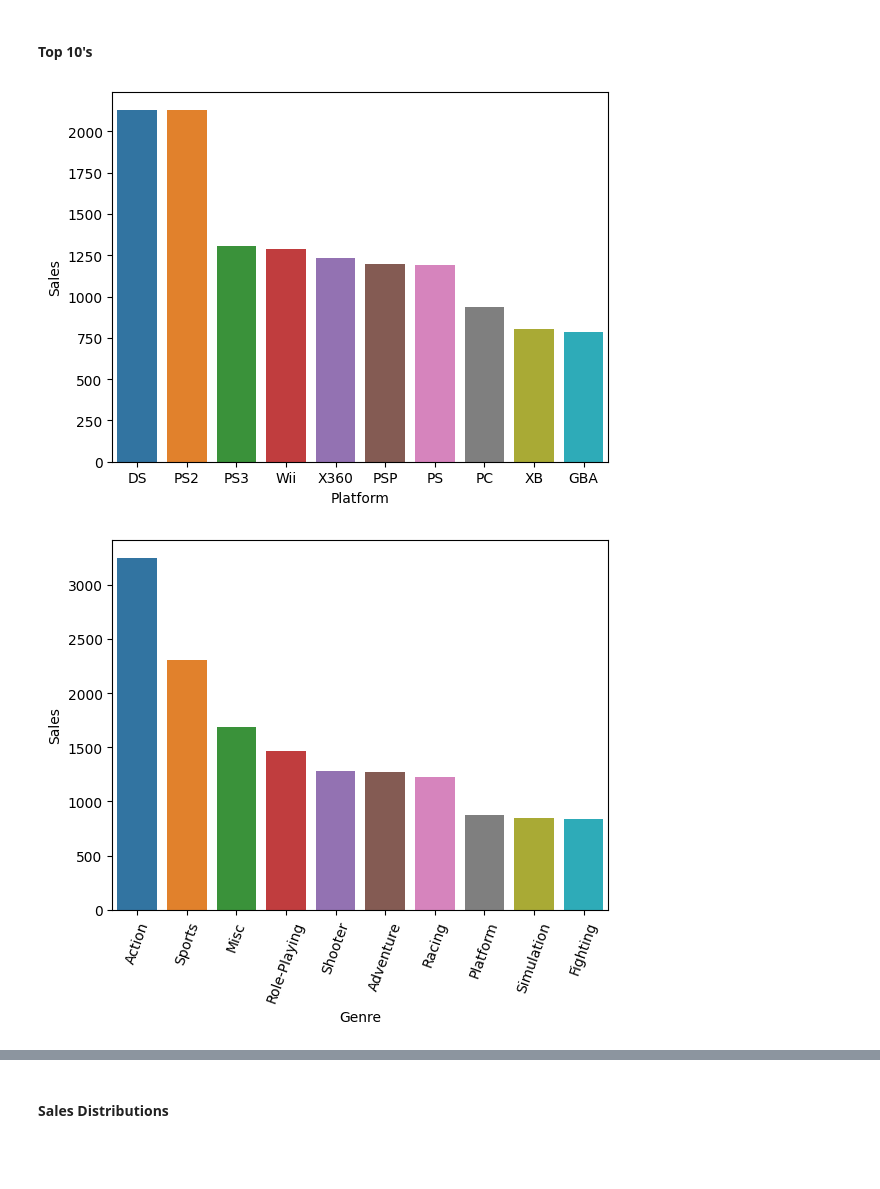
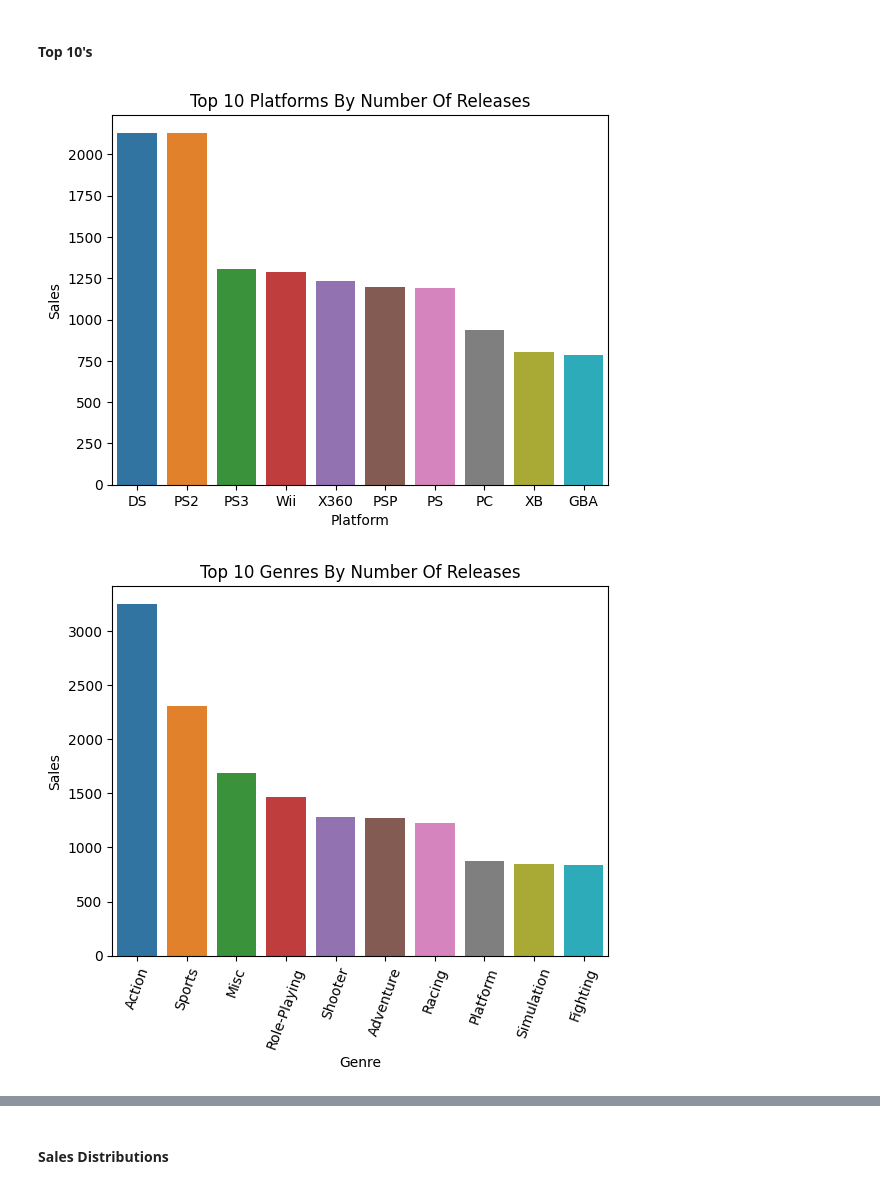
Before and after one commit to cafesmire/notebooks, a Jupyter notebook: video_game_sales/videogame_eda.ipynb, the cells around one changed output, grey strips where cells are left out. Drawn from its saved outputs; the diff is of its cells as text; code cells hidden in the pictures; blank space fills up the shorter version.

```diff
--- a/video_game_sales/videogame_eda.ipynb
+++ b/video_game_sales/videogame_eda.ipynb
@@ -92,18 +92,20 @@ df_copy.describe()
 # %%
 #Platforms
 top10_platforms = df_copy['Platform'].value_counts().head(10).reset_index(name='Sales')
 sns.barplot(top10_platforms, x='Platform', y='Sales', hue='Platform', legend=False)
+plt.title("Top 10 Platforms By Number Of Releases")
 plt.show()
 # %% [output]
-[figure, old version]
+[figure, new version]
 # %%
 # Genres
 top10_genres = df_copy['Genre'].value_counts().head(10).reset_index(name='Sales')
 sns.barplot(top10_genres, x='Genre', y='Sales', hue='Genre', legend=False)
+plt.title("Top 10 Genres By Number Of Releases")
 plt.xticks(rotation=70)
 plt.show()
 # %% [output]
-[figure, old version]
+[figure, new version]
 # %%
 top10_publisher = df_copy['Publisher'].value_counts().head(10).reset_index(name='Releases')
 sns.barplot(top10_publisher, x='Publisher', y='Releases', hue='Publisher', legend=False)
```
Also changed, not shown: parts of 7 cells of this notebook.
